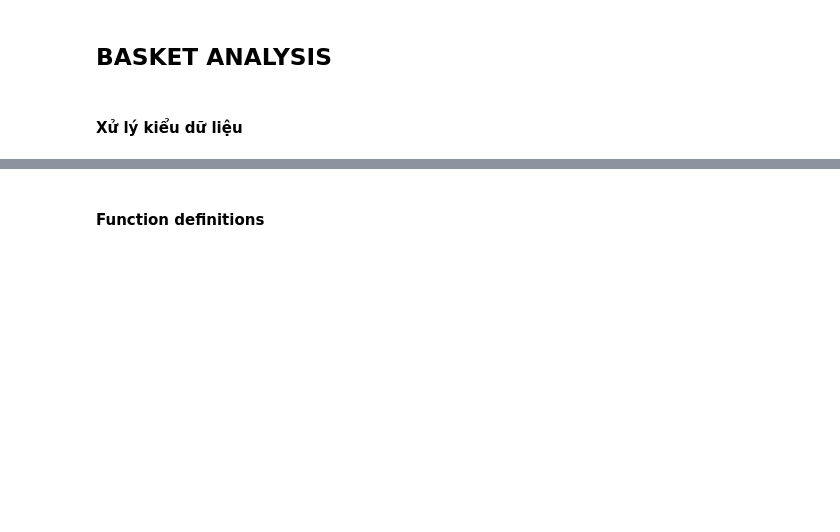
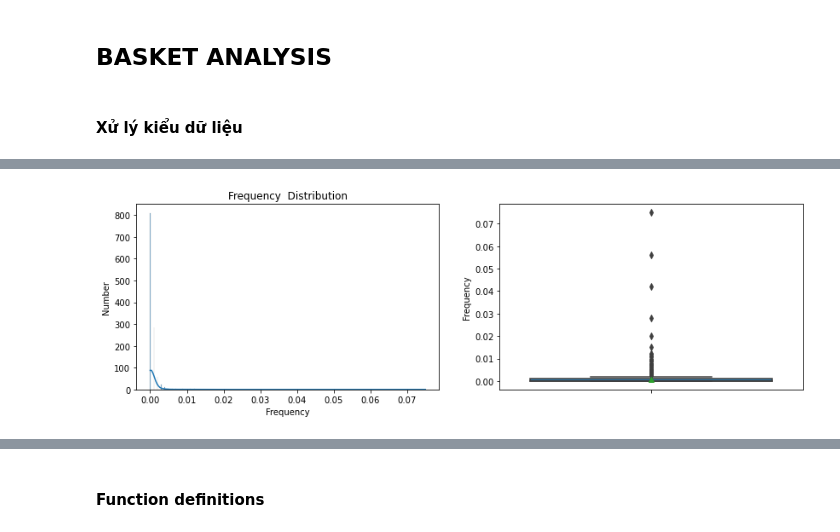
Before and after one commit to ngttnguyen/myhackathon, a Jupyter notebook: hackathon_voiz_basket_analysis.ipynb, the cells around one changed output, grey strips where cells are left out. Saved outputs shown, nothing was run; the diff lists cells and outputs as text; code cells hidden in the pictures; blank space fills up the shorter version.

```diff
--- a/hackathon_voiz_basket_analysis.ipynb
+++ b/hackathon_voiz_basket_analysis.ipynb
@@ -50,0 +138,4 @@ order_detail_df["Transaction Date"]=order_detail_df["Transaction Date"].astype("
+# %%
+### Tính Frequency cho các playlist:
+total_listen_cnt = listening_detail_df.shape[0]
+playlist_summary_df['Frequency'] = round(playlist_summary_df.listen_cnt/total_listen_cnt,6)
@@ -50,0 +169,4 @@ order_detail_df["Transaction Date"]=order_detail_df["Transaction Date"].astype("
+# %%
+visualize_numerical(playlist_summary_df,"Frequency")
+# %% [output]
+[figure, added]
```
Also changed, not shown: parts of 24 cells of this notebook.
